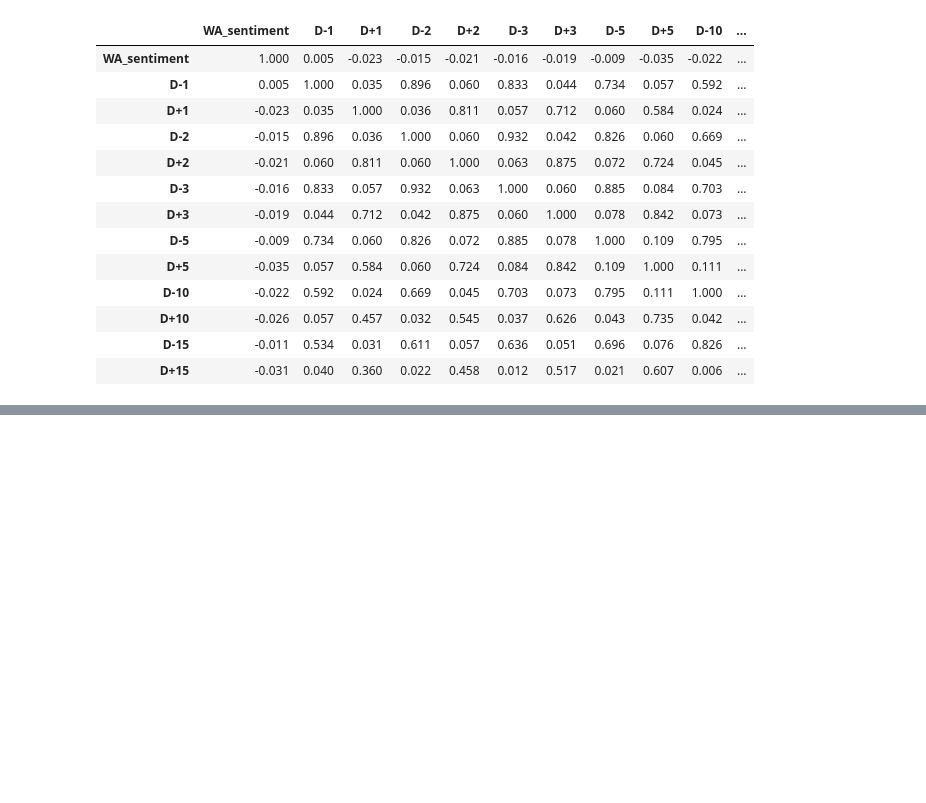
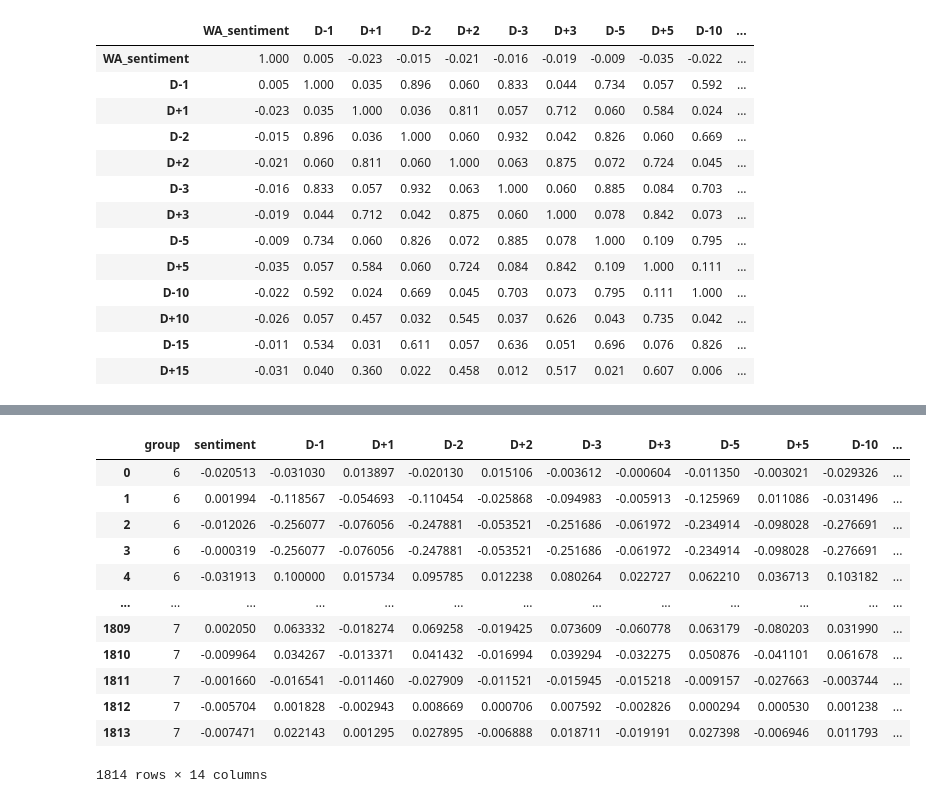
Before and after one commit to BoE-ARP-Bayes-MSc-BA/BoE_ARP_test02, a Jupyter notebook: QA/QA_1208.ipynb, the cells around one changed output, grey strips where cells are left out. Cells and saved outputs as stored; diff of their text form; code cells hidden in the pictures; blank space fills up the shorter version.

```diff
--- a/QA/QA_1208.ipynb
+++ b/QA/QA_1208.ipynb
@@ -8,6 +13,6 @@ from collections import Counter
 # %%
-sentiment_analysis_df = pd.read_csv("sentiment_analysis_df.csv")
-sentiment_analysis_df_with_price = pd.read_csv('sentiment_analysis_df_with_price.csv')
+sentiment_analysis_df = pd.read_csv("/Users/hienanh/Documents/GitHub/BoE_ARP_model/main_df_output/sentiment_analysis_df.csv")
+sentiment_analysis_df_with_price = pd.read_csv('/Users/hienanh/Documents/GitHub/BoE_ARP_model/main_df_output/sentiment_analysis_df_with_price.csv')
 # %%
 sentiment_analysis_df
 # %% [output]
@@ -593,0 +684,5 @@ this method is deprecated in favour of `Styler.format(precision=..)`
+# %%
+column_day = df.columns[4:16]
+for col in column_day:
+    fig = px.scatter(df, x="WA_sentiment", y=col)
+    fig.show()
@@ -593,0 +736,24 @@ this method is deprecated in favour of `Styler.format(precision=..)`
+# %%
+# label encoder
+from sklearn.preprocessing import LabelEncoder
+labelencoder = LabelEncoder()
+
+df_run = pd.DataFrame()
+df_run['group'] = labelencoder.fit_transform(df['Group'])
+df_run['sentiment'] = df['WA_sentiment']
+df_run = df_run.join(df[column_day])
+df_run
+# %% [output]
+|  | group | sentiment | D-1 | D+1 | D-2 | D+2 | D-3 | D+3 | D-5 | D+5 | D-10 | ... |
+| 0 | 6 | -0.020513 | -0.031030 | 0.013897 | -0.020130 | 0.015106 | -0.003612 | -0.000604 | -0.011350 | -0.003021 | -0.029326 | ... |
+| 1 | 6 | 0.001994 | -0.118567 | -0.054693 | -0.110454 | -0.025868 | -0.094983 | -0.005913 | -0.125969 | 0.011086 | -0.031496 | ... |
+| 2 | 6 | -0.012026 | -0.256077 | -0.076056 | -0.247881 | -0.053521 | -0.251686 | -0.061972 | -0.234914 | -0.098028 | -0.276691 | ... |
+| 3 | 6 | -0.000319 | -0.256077 | -0.076056 | -0.247881 | -0.053521 | -0.251686 | -0.061972 | -0.234914 | -0.098028 | -0.276691 | ... |
+| 4 | 6 | -0.031913 | 0.100000 | 0.015734 | 0.095785 | 0.012238 | 0.080264 | 0.022727 | 0.062210 | 0.036713 | 0.103182 | ... |
+| ... | ... | ... | ... | ... | ... | ... | ... | ... | ... | ... | ... | ... |
+| 1809 | 7 | 0.002050 | 0.063332 | -0.018274 | 0.069258 | -0.019425 | 0.073609 | -0.060778 | 0.063179 | -0.080203 | 0.031990 | ... |
+| 1810 | 7 | -0.009964 | 0.034267 | -0.013371 | 0.041432 | -0.016994 | 0.039294 | -0.032275 | 0.050876 | -0.041101 | 0.061678 | ... |
+| 1811 | 7 | -0.001660 | -0.016541 | -0.011460 | -0.027909 | -0.011521 | -0.015945 | -0.015218 | -0.009157 | -0.027663 | -0.003744 | ... |
+| 1812 | 7 | -0.005704 | 0.001828 | -0.002943 | 0.008669 | 0.000706 | 0.007592 | -0.002826 | 0.000294 | 0.000530 | 0.001238 | ... |
+| 1813 | 7 | -0.007471 | 0.022143 | 0.001295 | 0.027895 | -0.006888 | 0.018711 | -0.019191 | 0.027398 | -0.006946 | 0.011793 | ... |
+1814 rows × 14 columns
```
Also changed, not shown: parts of 12 cells of this notebook.
